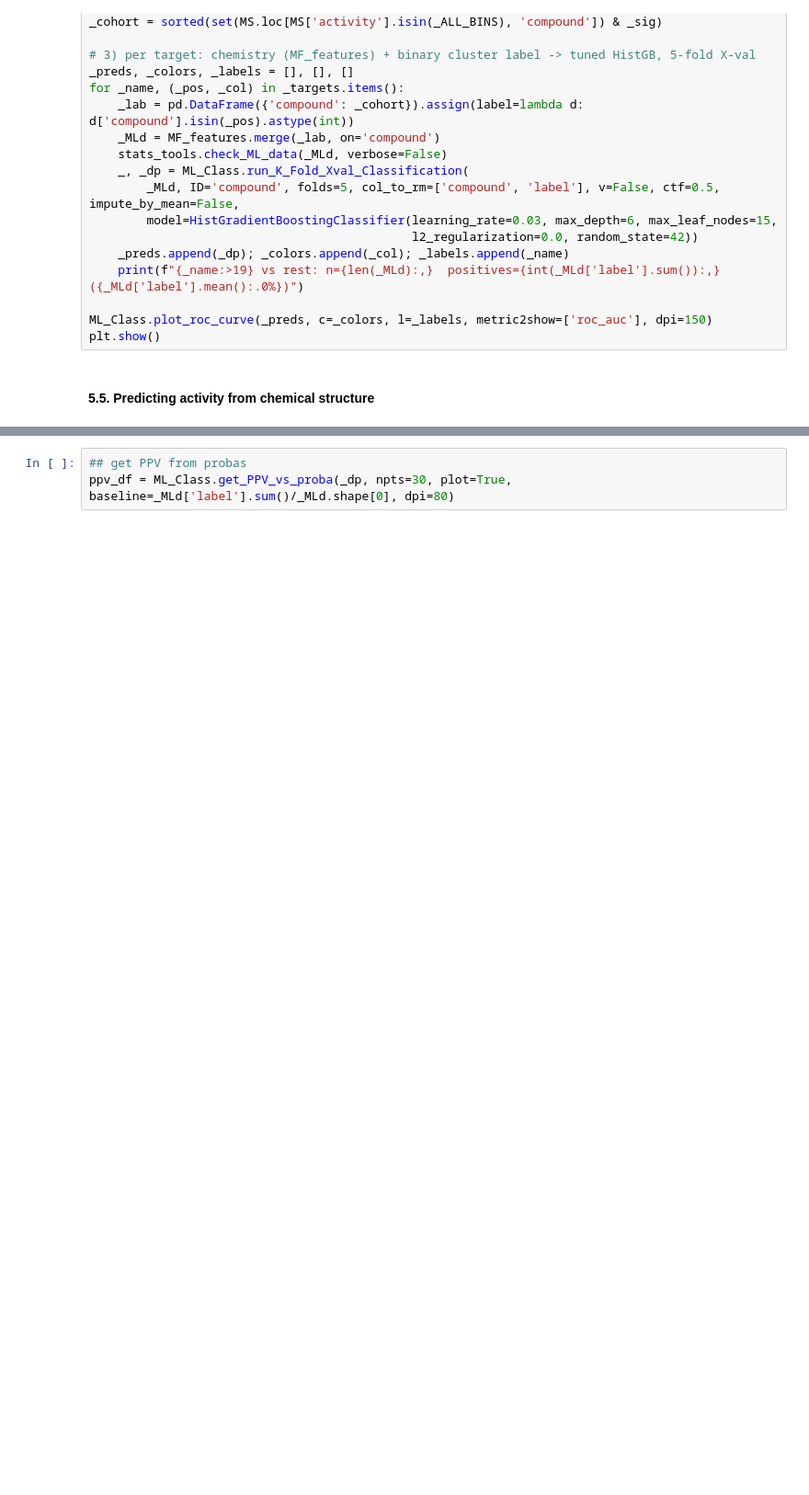
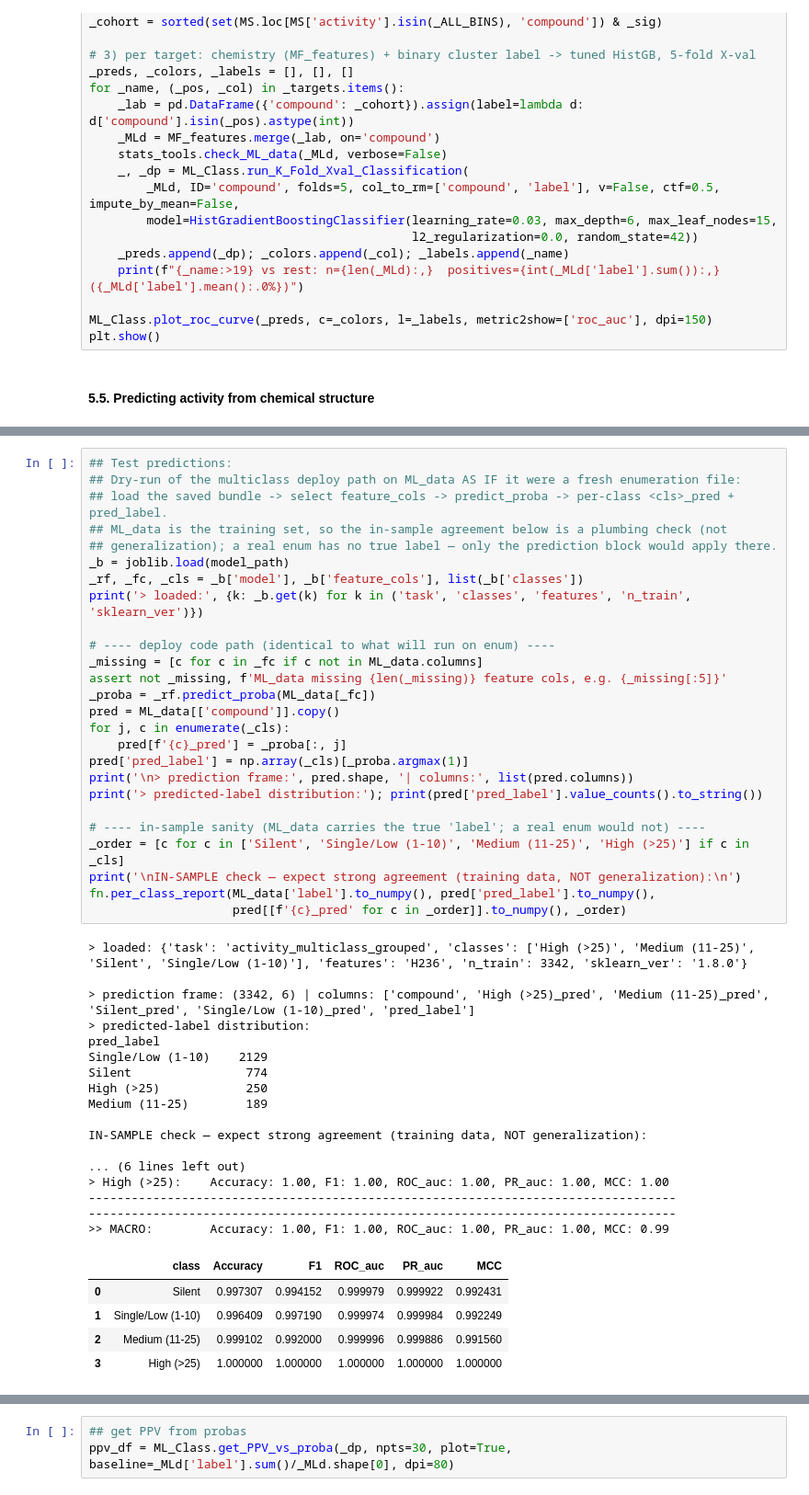
Before and after one commit to gtamo39/MS_ML, a Jupyter notebook: vignettes/MS_TargetML.ipynb, the cells around one changed output, grey strips where cells are left out. Shown at 92% size. Drawn from its saved outputs; the diff is of its cells as text; blank space fills up the shorter version.

Commit message:
added prediction of 17K compounds using multiclass classification

```diff
--- a/vignettes/MS_TargetML.ipynb
+++ b/vignettes/MS_TargetML.ipynb
@@ -2058,3 +2064,52 @@ plt.show()
+# %%
+## Test predictions:
+## Dry-run of the multiclass deploy path on ML_data AS IF it were a fresh enumeration file:
+## load the saved bundle -> select feature_cols -> predict_proba -> per-class <cls>_pred + pred_label.
+## ML_data is the training set, so the in-sample agreement below is a plumbing check (not
+## generalization); a real enum has no true label — only the prediction block would apply there.
+_b = joblib.load(model_path)
+_rf, _fc, _cls = _b['model'], _b['feature_cols'], list(_b['classes'])
+print('> loaded:', {k: _b.get(k) for k in ('task', 'classes', 'features', 'n_train', 'sklearn_ver')})
+
+# ---- deploy code path (identical to what will run on enum) ----
+_missing = [c for c in _fc if c not in ML_data.columns]
+assert not _missing, f'ML_data missing {len(_missing)} feature cols, e.g. {_missing[:5]}'
+_proba = _rf.predict_proba(ML_data[_fc])
+pred = ML_data[['compound']].copy()
+for j, c in enumerate(_cls):
+    pred[f'{c}_pred'] = _proba[:, j]
+pred['pred_label'] = np.array(_cls)[_proba.argmax(1)]
+print('\n> prediction frame:', pred.shape, '| columns:', list(pred.columns))
+print('> predicted-label distribution:'); print(pred['pred_label'].value_counts().to_string())
+
+# ---- in-sample sanity (ML_data carries the true 'label'; a real enum would not) ----
+_order = [c for c in ['Silent', 'Single/Low (1-10)', 'Medium (11-25)', 'High (>25)'] if c in _cls]
+print('\nIN-SAMPLE check — expect strong agreement (training data, NOT generalization):\n')
+fn.per_class_report(ML_data['label'].to_numpy(), pred['pred_label'].to_numpy(),
+                    pred[[f'{c}_pred' for c in _order]].to_numpy(), _order)
+# %% [output]
+> loaded: {'task': 'activity_multiclass_grouped', 'classes': ['High (>25)', 'Medium (11-25)', 'Silent', 'Single/Low (1-10)'], 'features': 'H236', 'n_train': 3342, 'sklearn_ver': '1.8.0'}
+
+> prediction frame: (3342, 6) | columns: ['compound', 'High (>25)_pred', 'Medium (11-25)_pred', 'Silent_pred', 'Single/Low (1-10)_pred', 'pred_label']
+> predicted-label distribution:
+pred_label
+Single/Low (1-10)    2129
+Silent                774
+High (>25)            250
+Medium (11-25)        189
+
+IN-SAMPLE check — expect strong agreement (training data, NOT generalization):
+
+... (6 lines left out)
+> High (>25):    Accuracy: 1.00, F1: 1.00, ROC_auc: 1.00, PR_auc: 1.00, MCC: 1.00
+----------------------------------------------------------------------------------
+----------------------------------------------------------------------------------
+>> MACRO:        Accuracy: 1.00, F1: 1.00, ROC_auc: 1.00, PR_auc: 1.00, MCC: 0.99
+|  | class | Accuracy | F1 | ROC_auc | PR_auc | MCC |
+| 0 | Silent | 0.997307 | 0.994152 | 0.999979 | 0.999922 | 0.992431 |
+| 1 | Single/Low (1-10) | 0.996409 | 0.997190 | 0.999974 | 0.999984 | 0.992249 |
+| 2 | Medium (11-25) | 0.999102 | 0.992000 | 0.999996 | 0.999886 | 0.991560 |
+| 3 | High (>25) | 1.000000 | 1.000000 | 1.000000 | 1.000000 | 1.000000 |
 # %%
 ## Predicting single/low vs rest:
 ## Binary: 1 = Single/Low activity (ndown 1-10), 0 = rest of the library (Silent + Medium + High).
```
Also changed, not shown: parts of 41 cells of this notebook, 4 other files.
